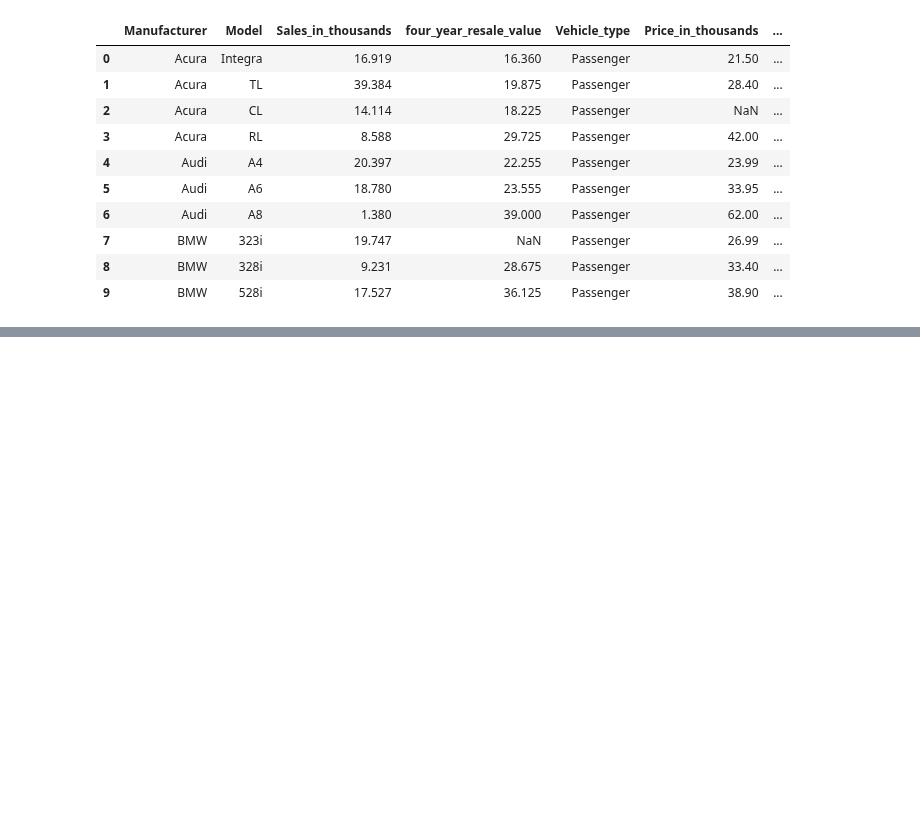
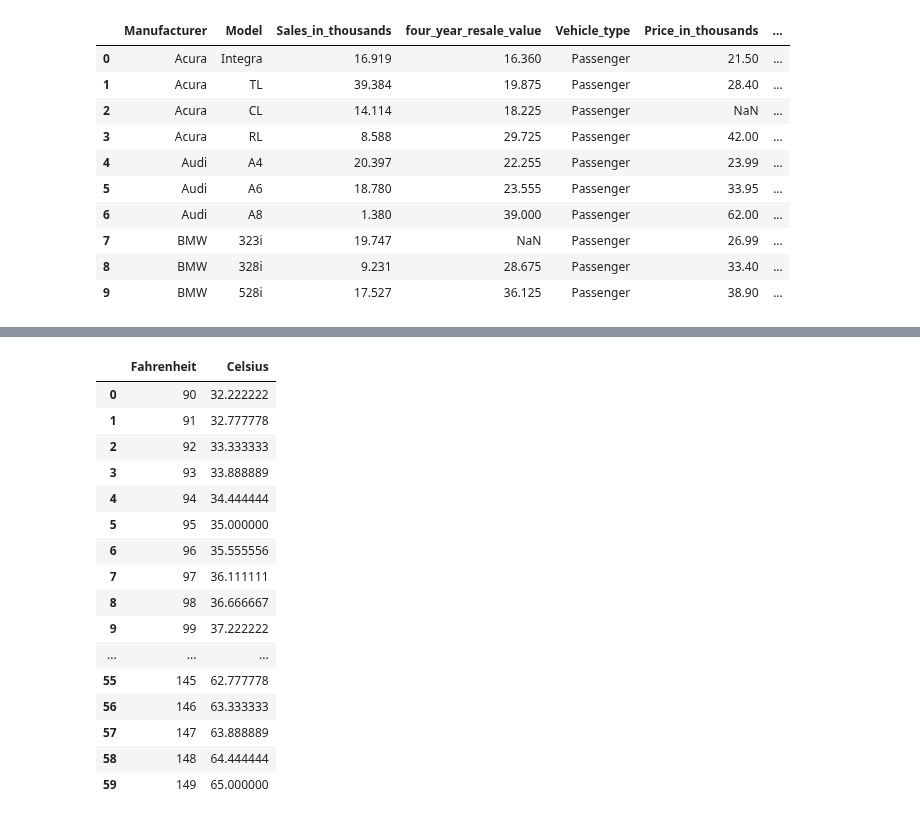
Before and after one commit to mkmritunjay/machineLearning, a Jupyter notebook: pandas_basics.ipynb, the cells around one changed output, grey strips where cells are left out. Saved outputs shown, nothing was run; the diff lists cells and outputs as text; code cells hidden in the pictures; blank space fills up the shorter version.

```diff
--- a/pandas_basics.ipynb
+++ b/pandas_basics.ipynb
@@ -610,0 +839,7 @@ df_merge.head(10)
+# %%
+# apply
+import pandas as pd
+import numpy as np
+temp = np.arange(90,150)
+df = pd.DataFrame(temp,columns=['Fahrenheit'])
+df
@@ -610,0 +864,25 @@ df_merge.head(10)
+# %%
+def convertToCelsius(ftemp):
+  return ((ftemp - 32) * 5/9)
+# %%
+df['Celsius'] = df['Fahrenheit'].apply(convertToCelsius)
+# %%
+df
+# %% [output]
+|  | Fahrenheit | Celsius |
+| 0 | 90 | 32.222222 |
+| 1 | 91 | 32.777778 |
+| 2 | 92 | 33.333333 |
+| 3 | 93 | 33.888889 |
+| 4 | 94 | 34.444444 |
+| 5 | 95 | 35.000000 |
+| 6 | 96 | 35.555556 |
+| 7 | 97 | 36.111111 |
+| 8 | 98 | 36.666667 |
+| 9 | 99 | 37.222222 |
+| ... | ... | ... |
+| 55 | 145 | 62.777778 |
+| 56 | 146 | 63.333333 |
+| 57 | 147 | 63.888889 |
+| 58 | 148 | 64.444444 |
+| 59 | 149 | 65.000000 |
```
Also changed, not shown: parts of 23 cells of this notebook.
